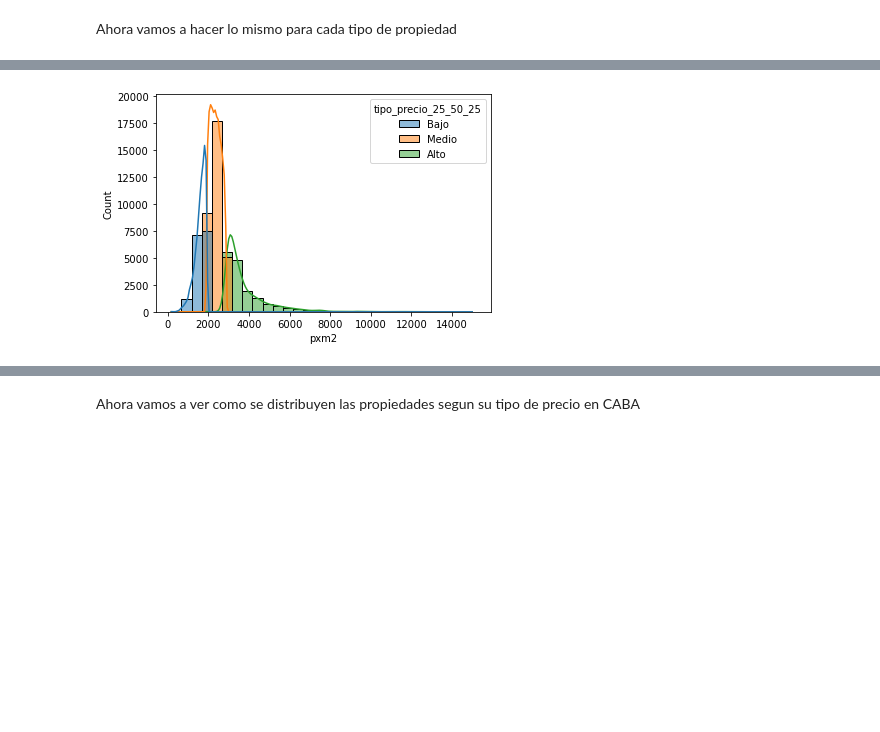
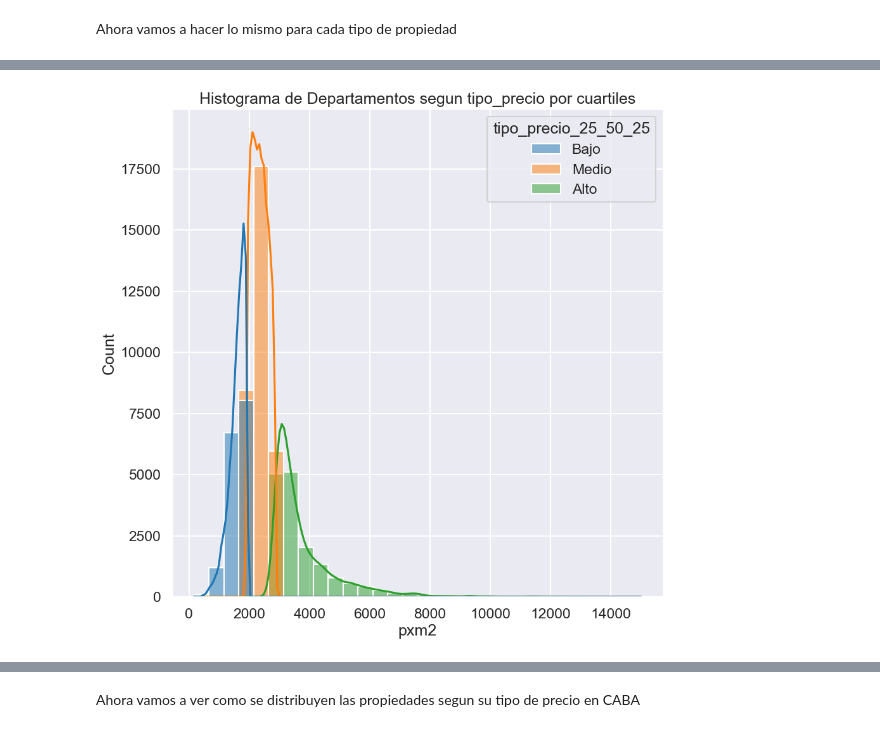
Before and after one commit to iankvdh/Organizacion-de-Datos-2C2022-GRUPO22, a Jupyter notebook: 7506R_TP1_GRUPO22_ENTREGA_CLASIFICACION.ipynb, the cells around one changed output, grey strips where cells are left out. Cells and saved outputs as stored; diff of their text form; code cells hidden in the pictures; blank space fills up the shorter version.

```diff
--- a/7506R_TP1_GRUPO22_ENTREGA_CLASIFICACION.ipynb
+++ b/7506R_TP1_GRUPO22_ENTREGA_CLASIFICACION.ipynb
@@ -26,8 +34,5 @@ poly = gp.read_file(r'./Datasets/barrios_procesados.geojson')
 # %% [markdown]
 La idea de este Trabajo es poder predecir el precio de una propiedad.
 El tipo de precio puede ser alto, medio o bajo, y para evaluar el mismo vamos a generarnos una nueva variable en el dataset, que sea el precio por metro cuadrado
-# %%
-
-viviendas_caba_train.drop(columns=['Unnamed: 0'],inplace=True)
 # %%
 viviendas_caba_train['pxm2'] = viviendas_caba_train.property_price / viviendas_caba_train.property_surface_total
@@ -186,6 +198,8 @@ plt.show()
 # %%
-sns.histplot(data = viviendas_caba_train_depto, x ='pxm2', hue = 'tipo_precio_25_50_25', binwidth=500, kde=True)
+fig, ax = plt.subplots(figsize=(10,10))
+ax.set_title('Histograma de Departamentos segun tipo_precio por cuartiles')
+sns.histplot(data = viviendas_caba_train_depto, x ='pxm2', hue = 'tipo_precio_25_50_25', bins=30, kde=True)
 plt.show()
 # %% [output]
-[figure, old version]
+[figure, new version]
 # %%
```
Also changed, not shown: parts of 62 cells of this notebook.
